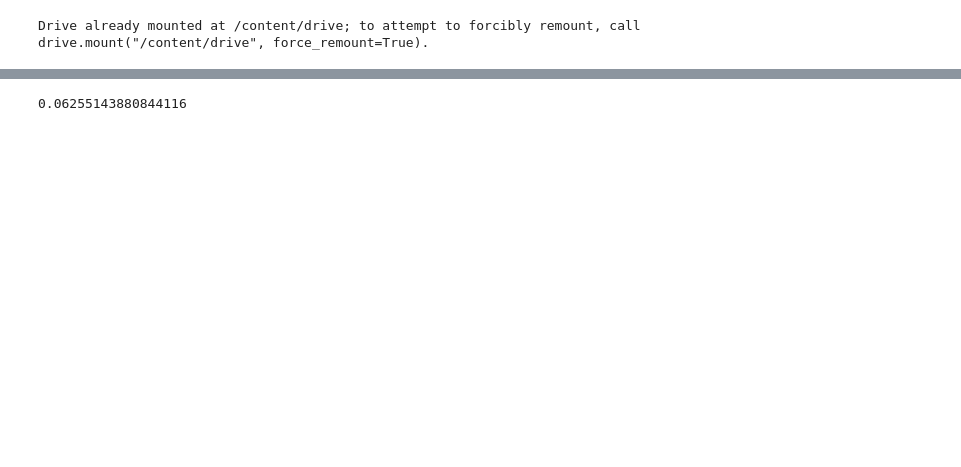
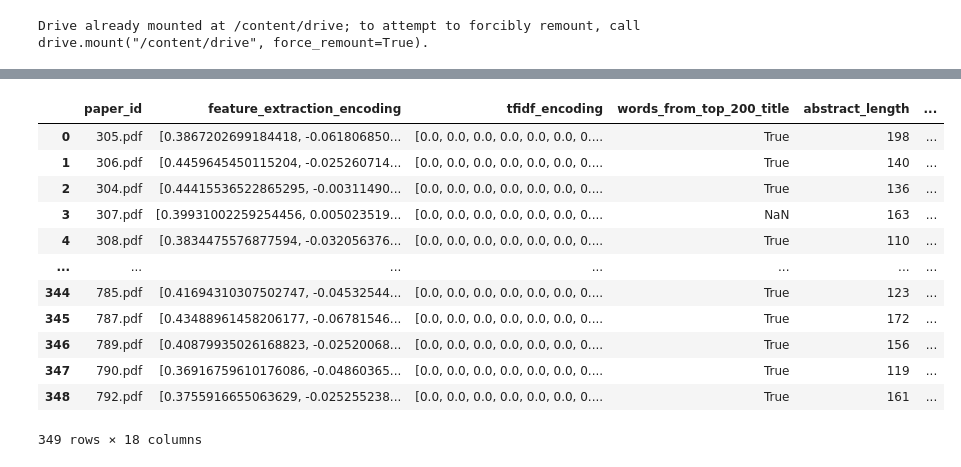
Before and after one commit to rohitmujumdar/Conference-Paper-Acceptance-Prediction, a Jupyter notebook: feature_engineering.ipynb, the cells around one changed output, grey strips where cells are left out. Saved outputs shown, nothing was run; the diff lists cells and outputs as text; code cells hidden in the pictures; blank space fills up the shorter version.

```diff
--- a/feature_engineering.ipynb
+++ b/feature_engineering.ipynb
@@ -59,3 +110,20 @@ from sklearn.feature_extraction.text import TfidfVectorizer
+# %%
+def build_and_save_tfidf_model():
+
+    #collect corpus
+    corpus = []
+    directory_in_string = data_path + '/iclr_2017/train/parsed_pdfs'
+    directory_content = os.fsencode(directory_in_string)
+    for file in tqdm(os.listdir(directory_content)):
+        filename = os.fsdecode(file)
+        with open(os.path.join(directory_in_string, filename),encoding="utf8") as file:
+            paper_metadata = json.load(file)['metadata']
+            abstract_text = paper_metadata['abstractText'].translate(punct_removal_table)
+            corpus.append(abstract_text)
+
+    vectorizer = TfidfVectorizer(analyzer='word', stop_words = stop_words)
+    X = vectorizer.fit_transform(corpus)
+    return X
 # %%
 #HOUSEKEEPING
 stop_words = stopwords.words('english')
@@ -80,7 +148,9 @@ nlp = pipeline('feature-extraction')
 author_university_df = pd.read_csv(os.path.join(data_path,"author_university_list.csv"))
 #read university-research score file from csrankings main page
 university_score_df = pd.read_csv(os.path.join(data_path,"csrankings.csv")).drop_duplicates(subset=['institute'])
-'''with open("processed_data/affiliation_dict", "rb") as input_file:
-  email_institute_affiliation_mapper = pickle.load(input_file)'''
-email_institute_affiliation_mapper = build_affiliation_dictionary(author_university_df,university_score_df)
+
+with open(os.path.join(data_path,'WordsFromTitleofTop200Papers.txt'),encoding="utf8") as f:
+    top_200_titles_words_counter = Counter([word for word in f.read().translate(punct_removal_table).lower().split() if word not in stop_words])
+    #TAKE TOP 5%
+    top_200_titles_vocab = [key for key,value in top_200_titles_words_counter.most_common(int(0.05*len(top_200_titles_words_counter)))]
 # %% [output]
@@ -93,0 +158,3 @@ HBox(children=(IntProgress(value=0, description='Downloading', max=263273408, st
+# %%
+email_institute_affiliation_mapper = build_affiliation_dictionary(author_university_df,university_score_df)
+tfidf_matrix = build_and_save_tfidf_model()
@@ -286,13 +311,18 @@ def build_and_save_tfidf_model():
-# %%
-'''model_class, tokenizer_class, pretrained_weights = MODELS['DistilBertModel']
-# Load pretrained model/tokenizer
-tokenizer = tokenizer_class.from_pretrained(pretrained_weights)
-model = model_class.from_pretrained(pretrained_weights)
-
-# Encode text
-input_ids = torch.tensor([tokenizer.encode("Empirically, it is important observation of  all mankind that makes it necessary to incorporate a concept like recursion", add_special_tokens=True)])
-outputs = model(input_ids)
-last_hidden_states = outputs[0]
-print(last_hidden_states.tolist()[0][0][345])'''
-# %% [output]
-0.06255143880844116
+# %%
+paper_data_df = load_data_files_into_raw_df()
+# %%
+paper_data_df
+# %% [output]
+|  | paper_id | feature_extraction_encoding | tfidf_encoding | words_from_top_200_title | abstract_length | ... |
+| 0 | 305.pdf | [0.3867202699184418, -0.061806850... | [0.0, 0.0, 0.0, 0.0, 0.0, 0.0, 0.... | True | 198 | ... |
+| 1 | 306.pdf | [0.4459645450115204, -0.025260714... | [0.0, 0.0, 0.0, 0.0, 0.0, 0.0, 0.... | True | 140 | ... |
+| 2 | 304.pdf | [0.44415536522865295, -0.00311490... | [0.0, 0.0, 0.0, 0.0, 0.0, 0.0, 0.... | True | 136 | ... |
+| 3 | 307.pdf | [0.39931002259254456, 0.005023519... | [0.0, 0.0, 0.0, 0.0, 0.0, 0.0, 0.... | NaN | 163 | ... |
+| 4 | 308.pdf | [0.3834475576877594, -0.032056376... | [0.0, 0.0, 0.0, 0.0, 0.0, 0.0, 0.... | True | 110 | ... |
+| ... | ... | ... | ... | ... | ... | ... |
+| 344 | 785.pdf | [0.41694310307502747, -0.04532544... | [0.0, 0.0, 0.0, 0.0, 0.0, 0.0, 0.... | True | 123 | ... |
+| 345 | 787.pdf | [0.43488961458206177, -0.06781546... | [0.0, 0.0, 0.0, 0.0, 0.0, 0.0, 0.... | True | 172 | ... |
+| 346 | 789.pdf | [0.40879935026168823, -0.02520068... | [0.0, 0.0, 0.0, 0.0, 0.0, 0.0, 0.... | True | 156 | ... |
+| 347 | 790.pdf | [0.36916759610176086, -0.04860365... | [0.0, 0.0, 0.0, 0.0, 0.0, 0.0, 0.... | True | 119 | ... |
+| 348 | 792.pdf | [0.3755916655063629, -0.025255238... | [0.0, 0.0, 0.0, 0.0, 0.0, 0.0, 0.... | True | 161 | ... |
+349 rows × 18 columns
```
Also changed, not shown: parts of 11 cells of this notebook.
